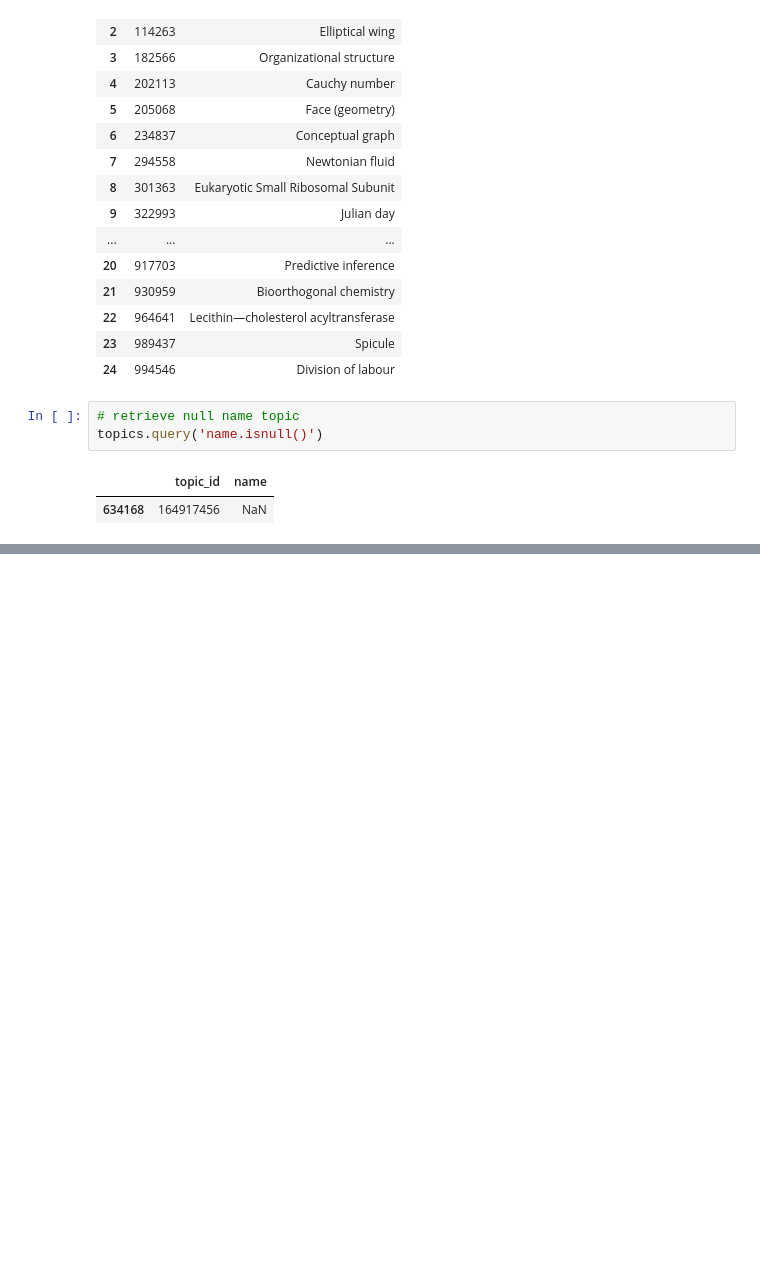
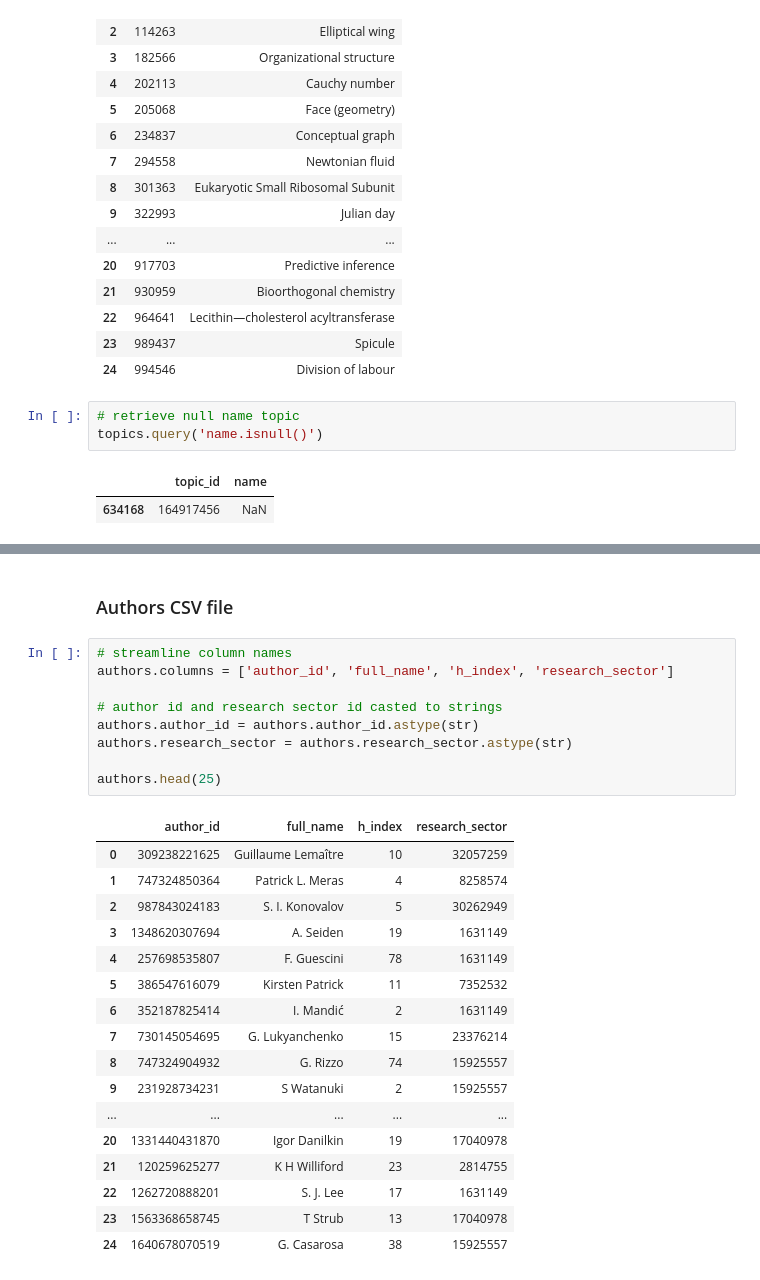
Before and after one commit to ereynrs/SciArticlesRecommender, a Jupyter notebook: notebooks/exploration.ipynb, the cells around one changed output, grey strips where cells are left out. Saved outputs shown, nothing was run; the diff lists cells and outputs as text; blank space fills up the shorter version.

```diff
--- a/notebooks/exploration.ipynb
+++ b/notebooks/exploration.ipynb
@@ -225,0 +216,29 @@ in_publications.head(25)
+# %% [markdown]
+### Authors CSV file
+# %%
+# streamline column names
+authors.columns = ['author_id', 'full_name', 'h_index', 'research_sector']
+
+# author id and research sector id casted to strings
+authors.author_id = authors.author_id.astype(str)
+authors.research_sector = authors.research_sector.astype(str)
+
+authors.head(25)
+# %% [output]
+|  | author_id | full_name | h_index | research_sector |
+| 0 | 309238221625 | Guillaume Lemaître | 10 | 32057259 |
+| 1 | 747324850364 | Patrick L. Meras | 4 | 8258574 |
+| 2 | 987843024183 | S. I. Konovalov | 5 | 30262949 |
+| 3 | 1348620307694 | A. Seiden | 19 | 1631149 |
+| 4 | 257698535807 | F. Guescini | 78 | 1631149 |
+| 5 | 386547616079 | Kirsten Patrick | 11 | 7352532 |
+| 6 | 352187825414 | I. Mandić | 2 | 1631149 |
+| 7 | 730145054695 | G. Lukyanchenko | 15 | 23376214 |
+| 8 | 747324904932 | G. Rizzo | 74 | 15925557 |
+| 9 | 231928734231 | S Watanuki | 2 | 15925557 |
+| ... | ... | ... | ... | ... |
+| 20 | 1331440431870 | Igor Danilkin | 19 | 17040978 |
+| 21 | 120259625277 | K H Williford | 23 | 2814755 |
+| 22 | 1262720888201 | S. J. Lee | 17 | 1631149 |
+| 23 | 1563368658745 | T Strub | 13 | 17040978 |
+| 24 | 1640678070519 | G. Casarosa | 38 | 15925557 |
```
Also changed, not shown: parts of 23 cells of this notebook.
